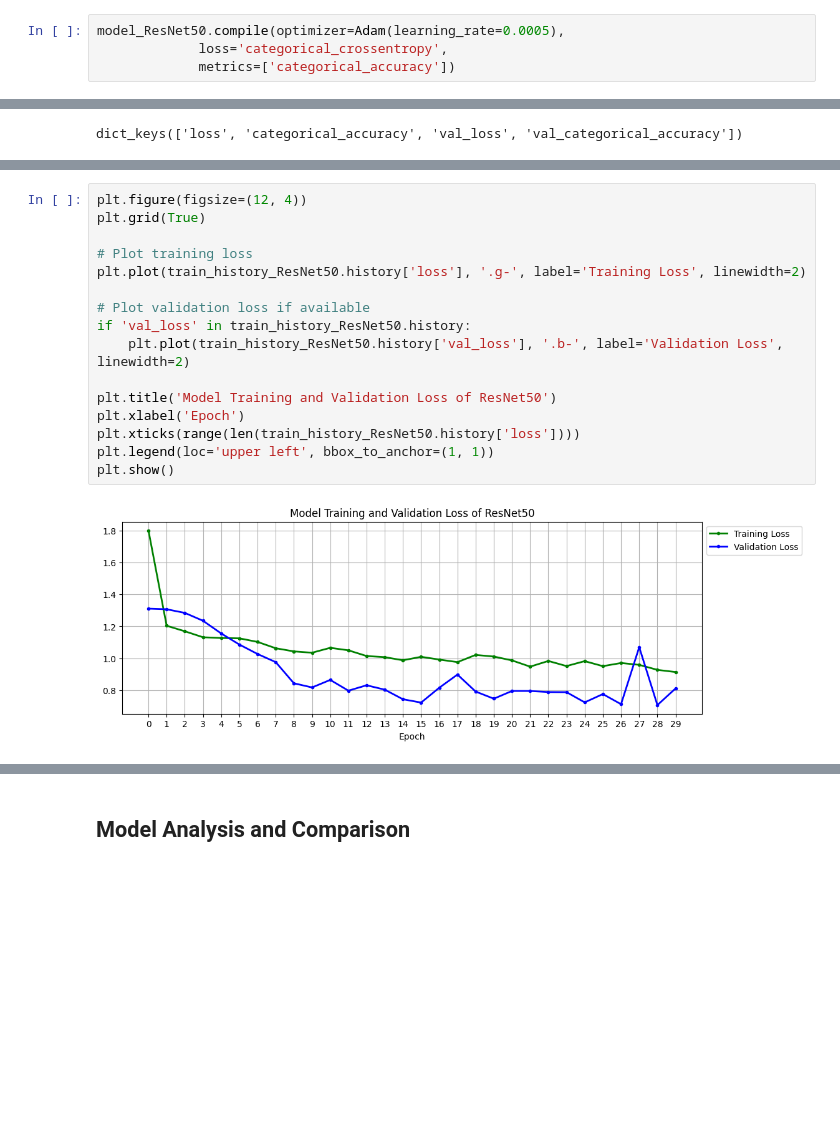
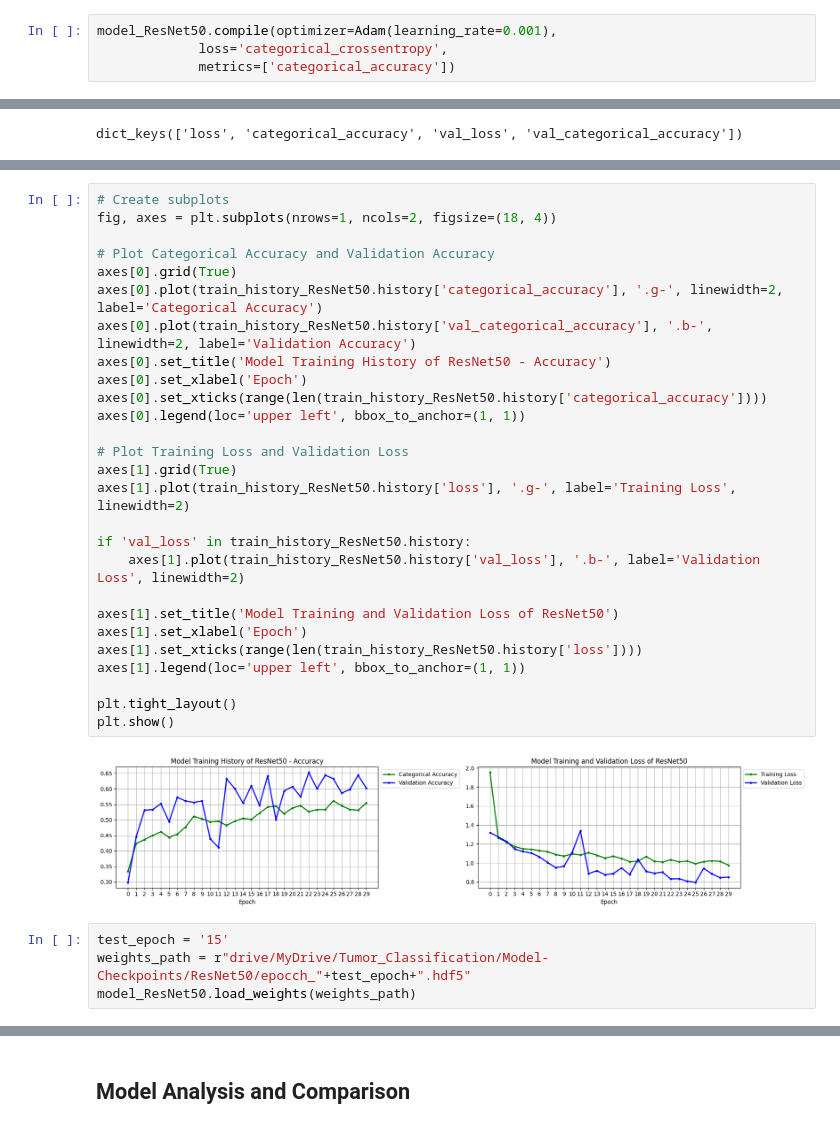
Before and after one commit to 87tana/ImageObjectClassification_NetworkComparison, a Jupyter notebook: Brain_Tumor_Classification_modified.ipynb, the cells around one changed output, grey strips where cells are left out. Drawn from its saved outputs; the diff is of its cells as text; blank space fills up the shorter version.

```diff
--- a/Brain_Tumor_Classification_modified.ipynb
+++ b/Brain_Tumor_Classification_modified.ipynb
@@ -725,5 +738,5 @@ keras.utils.plot_model(model_ResNet50, show_shapes=True)
 # %%
-model_ResNet50.compile(optimizer=Adam(learning_rate=0.0005),
+model_ResNet50.compile(optimizer=Adam(learning_rate=0.001),
              loss='categorical_crossentropy',
              metrics=['categorical_accuracy'])
 # %%
@@ -783,21 +784,36 @@ plt.show()
 # %%
-plt.figure(figsize=(12, 4))
-plt.grid(True)
+# Create subplots
+fig, axes = plt.subplots(nrows=1, ncols=2, figsize=(18, 4))
 
-# Plot training loss
-plt.plot(train_history_ResNet50.history['loss'], '.g-', label='Training Loss', linewidth=2)
+# Plot Categorical Accuracy and Validation Accuracy
+axes[0].grid(True)
+axes[0].plot(train_history_ResNet50.history['categorical_accuracy'], '.g-', linewidth=2, label='Categorical Accuracy')
+axes[0].plot(train_history_ResNet50.history['val_categorical_accuracy'], '.b-', linewidth=2, label='Validation Accuracy')
+axes[0].set_title('Model Training History of ResNet50 - Accuracy')
+axes[0].set_xlabel('Epoch')
+axes[0].set_xticks(range(len(train_history_ResNet50.history['categorical_accuracy'])))
+axes[0].legend(loc='upper left', bbox_to_anchor=(1, 1))
 
-# Plot validation loss if available
+# Plot Training Loss and Validation Loss
+axes[1].grid(True)
+axes[1].plot(train_history_ResNet50.history['loss'], '.g-', label='Training Loss', linewidth=2)
+
 if 'val_loss' in train_history_ResNet50.history:
-    plt.plot(train_history_ResNet50.history['val_loss'], '.b-', label='Validation Loss', linewidth=2)
+    axes[1].plot(train_history_ResNet50.history['val_loss'], '.b-', label='Validation Loss', linewidth=2)
 
-plt.title('Model Training and Validation Loss of ResNet50')
-plt.xlabel('Epoch')
-plt.xticks(range(len(train_history_ResNet50.history['loss'])))
-plt.legend(loc='upper left', bbox_to_anchor=(1, 1))
+axes[1].set_title('Model Training and Validation Loss of ResNet50')
+axes[1].set_xlabel('Epoch')
+axes[1].set_xticks(range(len(train_history_ResNet50.history['loss'])))
+axes[1].legend(loc='upper left', bbox_to_anchor=(1, 1))
+
+plt.tight_layout()
 plt.show()
 # %% [output]
-[figure, old version]
+[figure, new version]
+# %%
+test_epoch = '15'
+weights_path = r"drive/MyDrive/Tumor_Classification/Model-Checkpoints/ResNet50/epocch_"+test_epoch+".hdf5"
+model_ResNet50.load_weights(weights_path)
 # %%
 # Evaluate the model on the test set
 evaluation_results_ResNet50 = model_ResNet50.evaluate(test_dataset)
```
Also changed, not shown: parts of 43 cells of this notebook.
